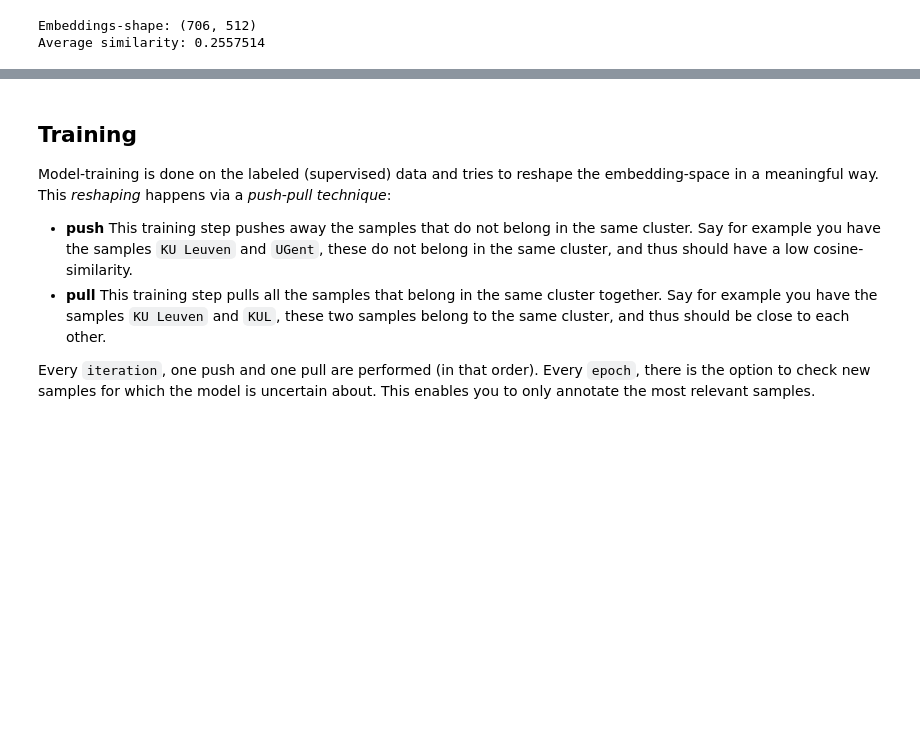
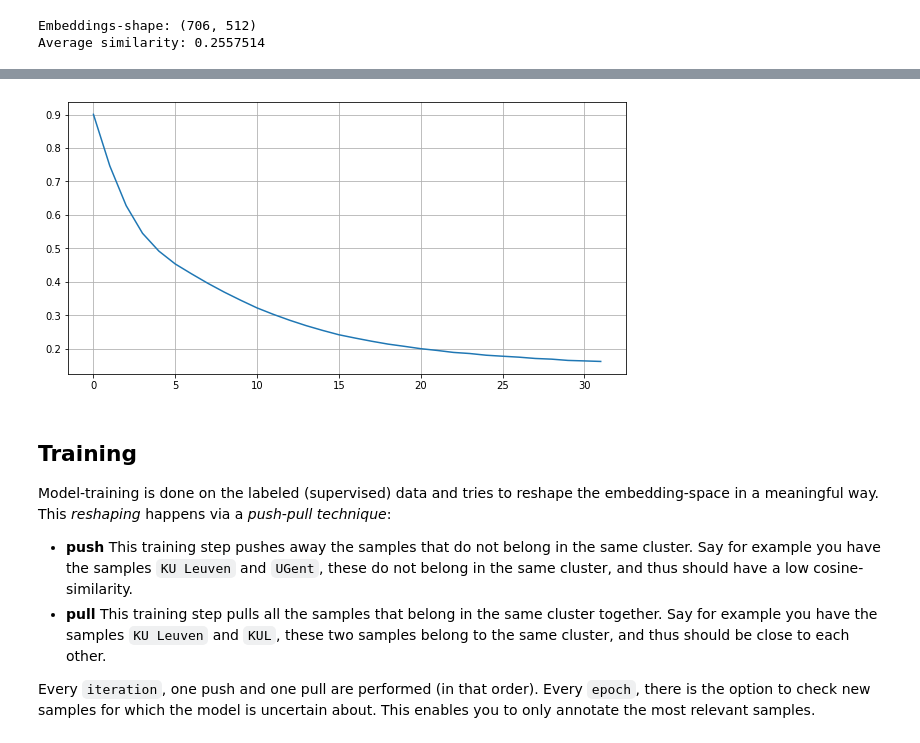
Before and after one commit to RubenPants/SemiSupervisedClustering, a Jupyter notebook: demos/2_embedding_init.ipynb, the cells around one changed output, grey strips where cells are left out. Saved outputs shown, nothing was run; the diff lists cells and outputs as text; code cells hidden in the pictures; blank space fills up the shorter version.

```diff
--- a/demos/2_embedding_init.ipynb
+++ b/demos/2_embedding_init.ipynb
@@ -255,3 +294,17 @@ plt.show()
+# %%
+# Fit on the mapped embeddings
+loss = model.initialise_embeddings(
+    data=data_unique,
+    embeddings=embeddings_map,
+    iterations=32,
+)
+
+plt.figure(figsize=(10,5))
+plt.plot(loss)
+plt.grid()
+plt.show()
+# %% [output]
+[figure, added]
 # %% [markdown]
 ## Training
 
```
Also changed, not shown: parts of 13 cells of this notebook, 11 other files.
